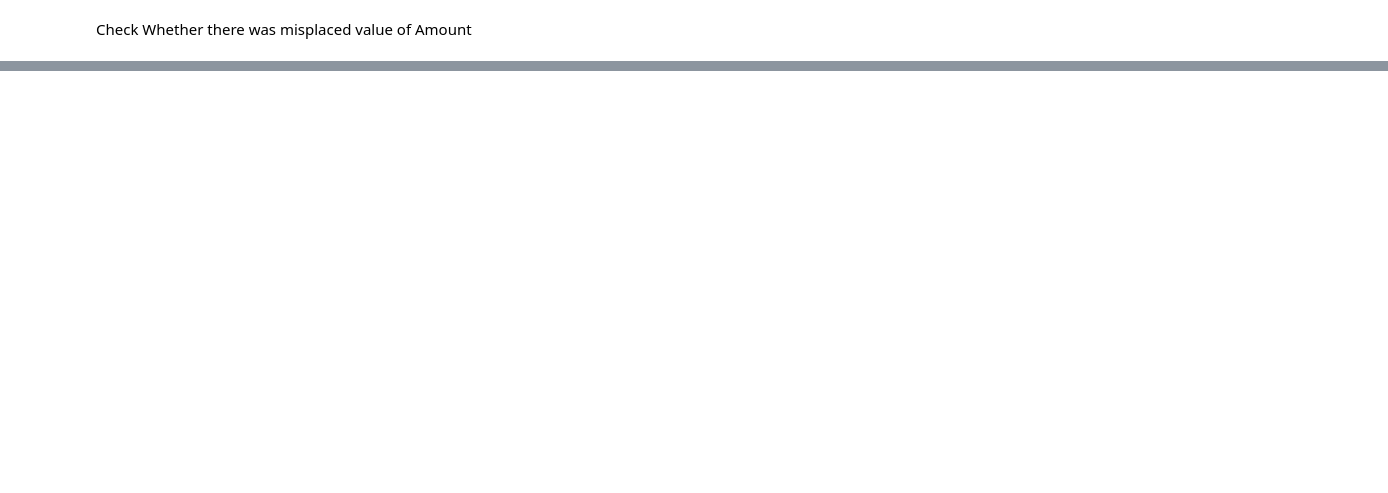
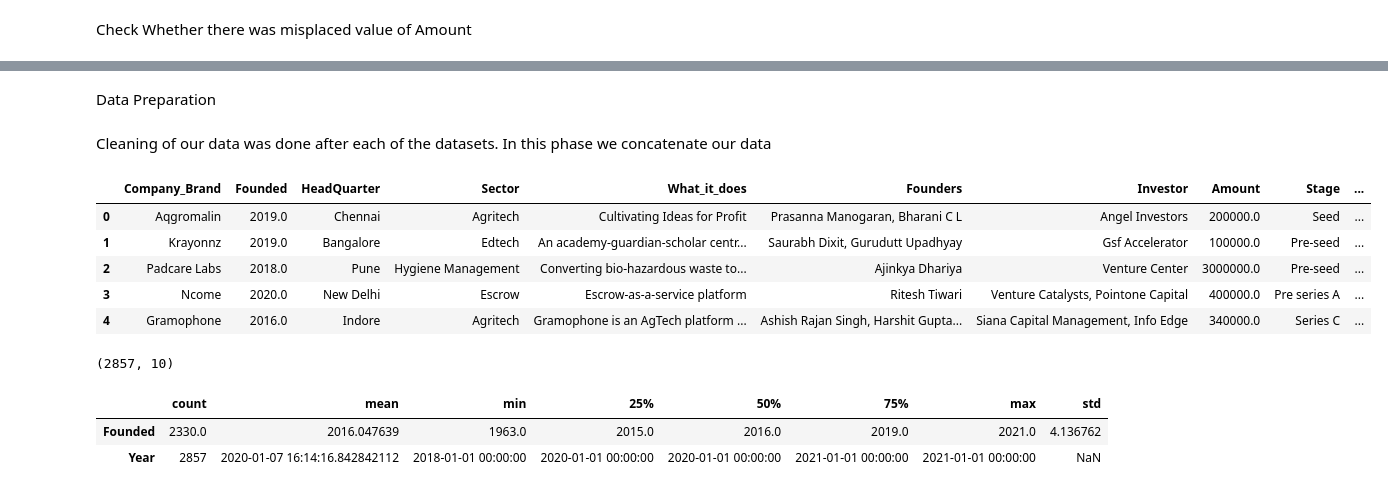
Before and after one commit to MayayaPatrick/Indian_Startup_Project, a Jupyter notebook: LP1_project.ipynb, the cells around one changed output, grey strips where cells are left out. Drawn from its saved outputs; the diff is of its cells as text; code cells hidden in the pictures; blank space fills up the shorter version.

Commit message:
cleaned datasets

```diff
--- a/LP1_project.ipynb
+++ b/LP1_project.ipynb
@@ -402,0 +1462,6 @@ data.head()
+# %%
+# Get all unique values in the "Company_Brand" column
+data4= pd.DataFrame(data4)
+unique_brands = data4['What_it_does'].unique()
+# Print the first 50 unique values
+print(unique_brands[:100])
@@ -402,0 +1486,2 @@ data.head()
+# %%
+data4 = data4[data4['Amount'] != 'https://docs.google.com/spreadsheets/d/1x9ziNeaz6auNChIHnMI8U6kS7knTr3byy_YBGfQaoUA/edit#gid=1861303593']
@@ -402,0 +1523,6 @@ data.head()
+# %%
+# Get all unique values in the "Company_Brand" column
+data4= pd.DataFrame(data4)
+unique_brands = data4['Amount'].unique()
+# Print the first 50 unique values
+print(unique_brands[:5])
@@ -402,0 +1551,2 @@ data.head()
+# %%
+data4['Amount']= data4['Amount'].fillna(method='bfill')
@@ -402,0 +1567,30 @@ data.head()
+# %% [markdown]
+
+Data Preparation
+# %% [markdown]
+
+Cleaning of our data was done after each of the datasets. In this phase we concatenate our data
+# %%
+
+# Combine DataFrames
+df_combined = pd.concat([data, data2, data3, data4], ignore_index=True)
+
+df_combined.head()
+# %% [output]
+|  | Company_Brand | Founded | HeadQuarter | Sector | What_it_does | Founders | Investor | Amount | Stage | ... |
+| 0 | Aqgromalin | 2019.0 | Chennai | Agritech | Cultivating Ideas for Profit | Prasanna Manogaran, Bharani C L | Angel Investors | 200000.0 | Seed | ... |
+| 1 | Krayonnz | 2019.0 | Bangalore | Edtech | An academy-guardian-scholar centr... | Saurabh Dixit, Gurudutt Upadhyay | Gsf Accelerator | 100000.0 | Pre-seed | ... |
+| 2 | Padcare Labs | 2018.0 | Pune | Hygiene Management | Converting bio-hazardous waste to... | Ajinkya Dhariya | Venture Center | 3000000.0 | Pre-seed | ... |
+| 3 | Ncome | 2020.0 | New Delhi | Escrow | Escrow-as-a-service platform | Ritesh Tiwari | Venture Catalysts, Pointone Capital | 400000.0 | Pre series A | ... |
+| 4 | Gramophone | 2016.0 | Indore | Agritech | Gramophone is an AgTech platform ... | Ashish Rajan Singh, Harshit Gupta... | Siana Capital Management, Info Edge | 340000.0 | Series C | ... |
+# %%
+
+df_combined.shape
+# %% [output]
+(2857, 10)
+# %%
+df_combined.describe().T
+# %% [output]
+|  | count | mean | min | 25% | 50% | 75% | max | std |
+| Founded | 2330.0 | 2016.047639 | 1963.0 | 2015.0 | 2016.0 | 2019.0 | 2021.0 | 4.136762 |
+| Year | 2857 | 2020-01-07 16:14:16.842842112 | 2018-01-01 00:00:00 | 2020-01-01 00:00:00 | 2020-01-01 00:00:00 | 2021-01-01 00:00:00 | 2021-01-01 00:00:00 | NaN |
```
Also changed, not shown: parts of 152 cells of this notebook, 1 other file.
